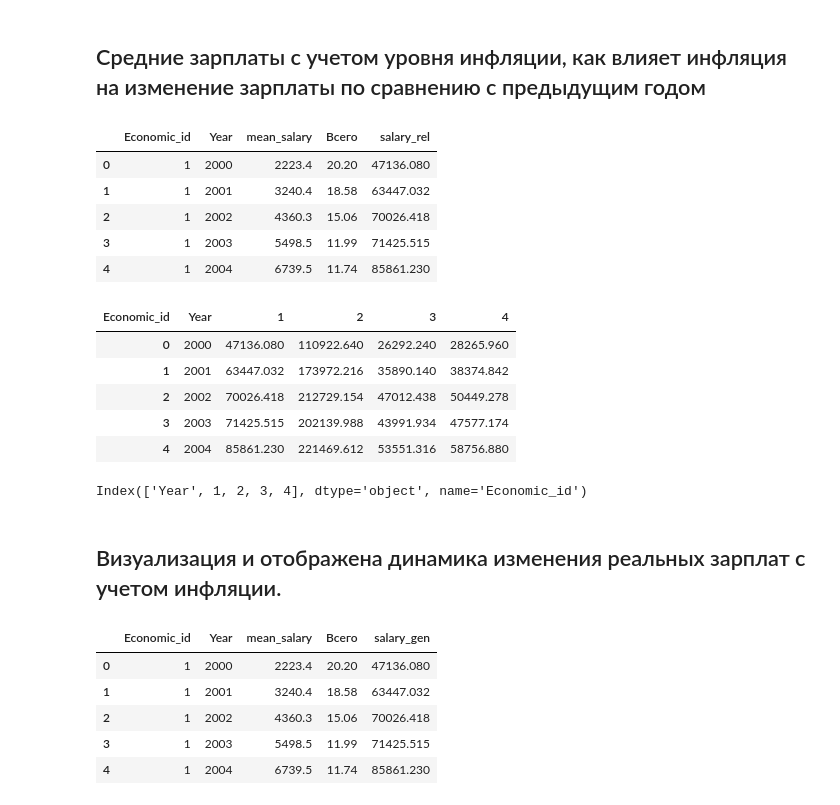
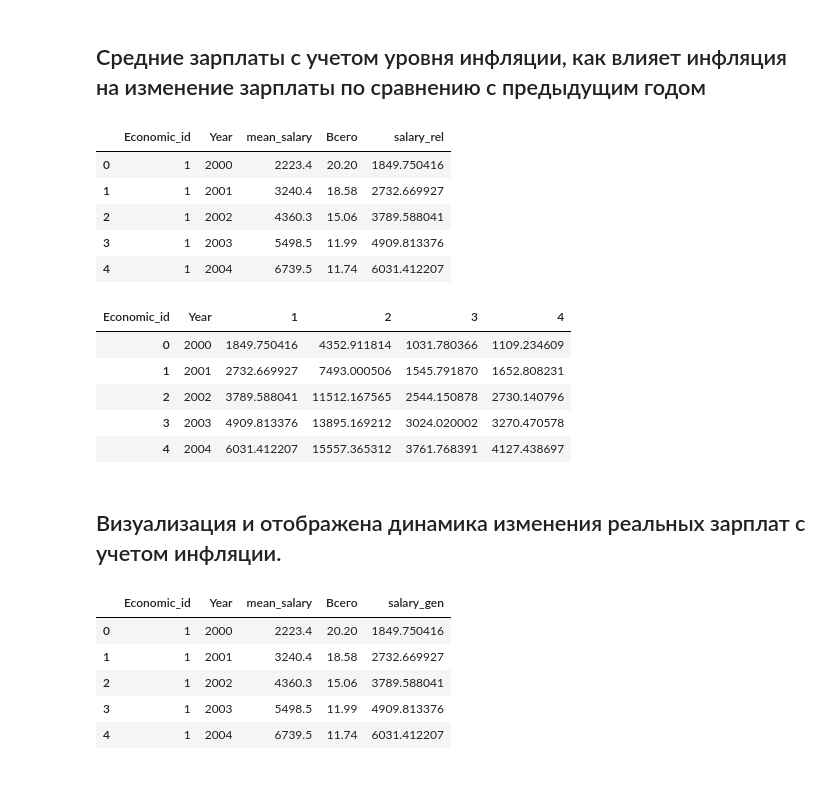
Before and after one commit to Kotyga/salary-analysis-in-Russia, a Jupyter notebook: analysis notebook/check_data.ipynb, the cells around one changed output. Cells and saved outputs as stored; diff of their text form; code cells hidden in the pictures.

```diff
--- a/analysis notebook/check_data.ipynb
+++ b/analysis notebook/check_data.ipynb
@@ -155,18 +154,22 @@ fig = px.line(pivot_df, x='Year', y=[1, 2, 3, 4], title='Сравнение за
 fig.show()
 # %% [markdown]
 ## Cредние зарплаты с учетом уровня инфляции, как влияет инфляция на изменение зарплаты по сравнению с предыдущим годом
+# %%
+def inflation(salary, inflation_idx):
+    inflation_idx /= 100
+    return salary * (salary / (salary * (1 + inflation_idx)))
 # %%
 d_rel = salary.merge(inflation_relative, left_on='Year', right_on='Год', how='inner')
 d_rel = d_rel[['Economic_id', 'Year', 'mean_salary', 'Всего']]
-d_rel['salary_rel'] = d_rel['mean_salary'] *  (1 + d_rel['Всего'])
+d_rel['salary_rel'] = d_rel.apply(lambda row: inflation(row['mean_salary'], row['Всего']), axis=1)
 d_rel.head()
 # %% [output]
 |  | Economic_id | Year | mean_salary | Всего | salary_rel |
-| 0 | 1 | 2000 | 2223.4 | 20.20 | 47136.080 |
-| 1 | 1 | 2001 | 3240.4 | 18.58 | 63447.032 |
-| 2 | 1 | 2002 | 4360.3 | 15.06 | 70026.418 |
-| 3 | 1 | 2003 | 5498.5 | 11.99 | 71425.515 |
-| 4 | 1 | 2004 | 6739.5 | 11.74 | 85861.230 |
+| 0 | 1 | 2000 | 2223.4 | 20.20 | 1849.750416 |
+| 1 | 1 | 2001 | 3240.4 | 18.58 | 2732.669927 |
+| 2 | 1 | 2002 | 4360.3 | 15.06 | 3789.588041 |
+| 3 | 1 | 2003 | 5498.5 | 11.99 | 4909.813376 |
+| 4 | 1 | 2004 | 6739.5 | 11.74 | 6031.412207 |
 # %%
 fig = px.line(d_rel[d_rel['Economic_id']==1], x='Year', y='salary_rel', title='Зарплаты по годам по РФ')
 fig.show()
@@ -184,15 +187,11 @@ pivot_df = d_rel.pivot_table(index='Year', columns='Economic_id', values='salary
 pivot_df.head()
 # %% [output]
 | Economic_id | Year | 1 | 2 | 3 | 4 |
-| 0 | 2000 | 47136.080 | 110922.640 | 26292.240 | 28265.960 |
-| 1 | 2001 | 63447.032 | 173972.216 | 35890.140 | 38374.842 |
-| 2 | 2002 | 70026.418 | 212729.154 | 47012.438 | 50449.278 |
-| 3 | 2003 | 71425.515 | 202139.988 | 43991.934 | 47577.174 |
-| 4 | 2004 | 85861.230 | 221469.612 | 53551.316 | 58756.880 |
+| 0 | 2000 | 1849.750416 | 4352.911814 | 1031.780366 | 1109.234609 |
+| 1 | 2001 | 2732.669927 | 7493.000506 | 1545.791870 | 1652.808231 |
+| 2 | 2002 | 3789.588041 | 11512.167565 | 2544.150878 | 2730.140796 |
+| 3 | 2003 | 4909.813376 | 13895.169212 | 3024.020002 | 3270.470578 |
+| 4 | 2004 | 6031.412207 | 15557.365312 | 3761.768391 | 4127.438697 |
-# %%
-pivot_df.columns
-# %% [output]
-Index(['Year', 1, 2, 3, 4], dtype='object', name='Economic_id')
 # %%
 fig = px.line(pivot_df, x='Year', y=[1, 2, 3, 4], title='Сравнение зарплат по годам')
 fig.show()
@@ -201,15 +200,15 @@ fig.show()
 # %%
 d_gen = salary.merge(inflation_general, left_on='Year', right_on='Год', how='inner')
 d_gen = d_gen[['Economic_id', 'Year', 'mean_salary', 'Всего']]
-d_gen['salary_gen'] = d_gen['mean_salary'] *  (1 + d_rel['Всего'])
+d_gen['salary_gen'] = d_gen.apply(lambda row: inflation(row['mean_salary'], row['Всего']), axis=1)
 d_gen.head()
 # %% [output]
 |  | Economic_id | Year | mean_salary | Всего | salary_gen |
-| 0 | 1 | 2000 | 2223.4 | 20.20 | 47136.080 |
-| 1 | 1 | 2001 | 3240.4 | 18.58 | 63447.032 |
-| 2 | 1 | 2002 | 4360.3 | 15.06 | 70026.418 |
-| 3 | 1 | 2003 | 5498.5 | 11.99 | 71425.515 |
-| 4 | 1 | 2004 | 6739.5 | 11.74 | 85861.230 |
+| 0 | 1 | 2000 | 2223.4 | 20.20 | 1849.750416 |
+| 1 | 1 | 2001 | 3240.4 | 18.58 | 2732.669927 |
+| 2 | 1 | 2002 | 4360.3 | 15.06 | 3789.588041 |
+| 3 | 1 | 2003 | 5498.5 | 11.99 | 4909.813376 |
+| 4 | 1 | 2004 | 6739.5 | 11.74 | 6031.412207 |
 # %%
 fig = px.line(d_gen[d_gen['Economic_id']==1], x='Year', y='salary_gen', title='Зарплаты по годам по РФ')
 fig.show()
```
Also changed, not shown: parts of 3 cells of this notebook, 6 other files.
